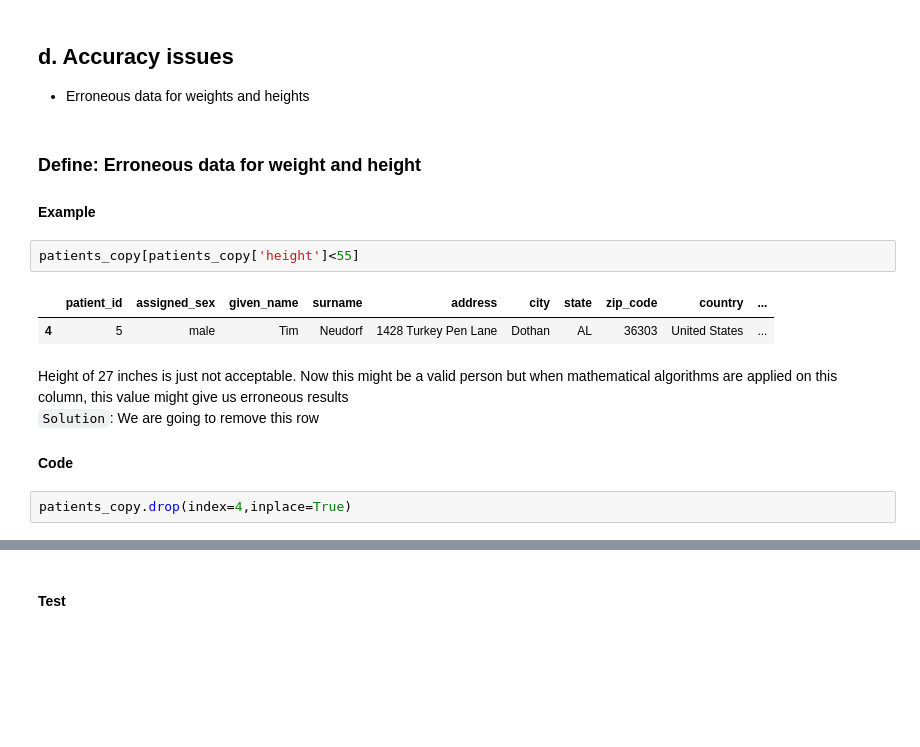
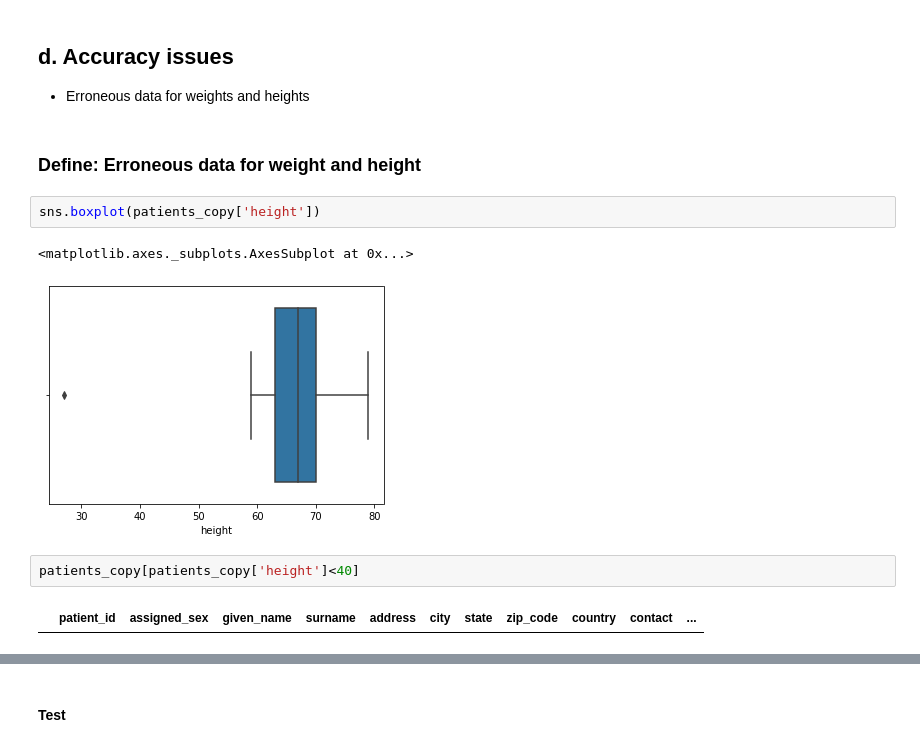
Before and after one commit to Ritayan-Dhara/Data-Wrangling, a Jupyter notebook: Data_Wrangling_Assignment.ipynb, the cells around one changed output, grey strips where cells are left out. Saved outputs shown, nothing was run; the diff lists cells and outputs as text; blank space fills up the shorter version.

```diff
--- a/Data_Wrangling_Assignment.ipynb
+++ b/Data_Wrangling_Assignment.ipynb
@@ -544,15 +561,12 @@ memory usage: 59.1+ KB
 - Erroneous data for weights and heights
 # %% [markdown]
 ### Define: Erroneous data for weight and height
-#### Example
+# %%
+sns.boxplot(patients_copy['height'])
+# %% [output]
+<matplotlib.axes._subplots.AxesSubplot at 0x...>
+[figure, added]
 # %%
-patients_copy[patients_copy['height']<55]
+patients_copy[patients_copy['height']<40]
 # %% [output]
-|  | patient_id | assigned_sex | given_name | surname | address | city | state | zip_code | country | ... |
-| 4 | 5 | male | Tim | Neudorf | 1428 Turkey Pen Lane | Dothan | AL | 36303 | United States | ... |
+|  | patient_id | assigned_sex | given_name | surname | address | city | state | zip_code | country | contact | ... |
-# %% [markdown]
-Height of 27 inches is just not acceptable. Now this might be a valid person but when mathematical algorithms are applied on this column, this value might give us erroneous results
-`Solution`: We are going to remove this row
-#### Code
-# %%
-patients_copy.drop(index=4,inplace=True)
```
Also changed, not shown: parts of 13 cells of this notebook.
